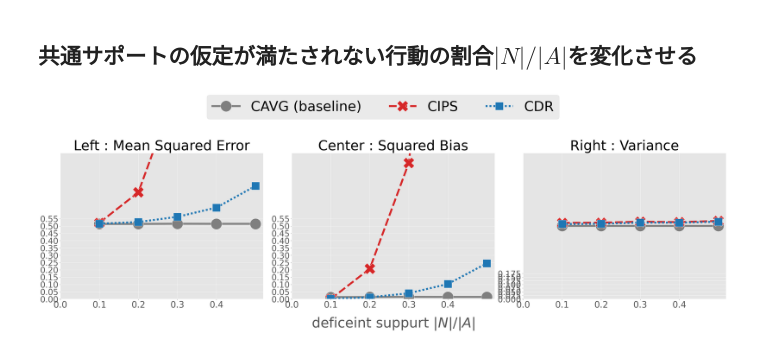
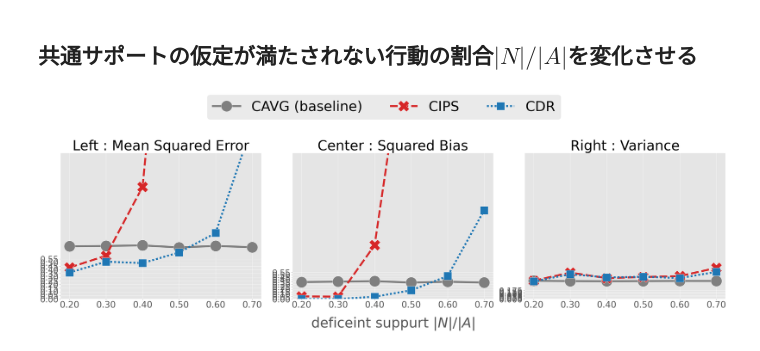
Before and after one commit to RickHub0115/Estimator-for-Offline-Policy-Evaluation-of-Recommending-Multiple-Actions-Considering-Platform-Wide-R, a Jupyter notebook: ope.ipynb, the cells around one changed output. Drawn from its saved outputs; the diff is of its cells as text; code cells hidden in the pictures.

```diff
--- a/ope.ipynb
+++ b/ope.ipynb
@@ -383,14 +390,14 @@ for i, y in enumerate(["se", "bias", "variance"]):
     # yaxis
     ax.set_ylabel("")
     if y == "se":
-        ax.set_ylim(0.0, 0.50)
-        ax.set_yticks(np.arange(0.0, 0.55, 0.05))
+        ax.set_ylim(0.0, 0.6)
+        ax.set_yticks(np.arange(0.0, 0.65, 0.05))
     elif y == "bias":
-        ax.set_ylim(0.0, 0.01)
-        ax.set_yticks(np.arange(0.0, 1.10, 0.1))
+        ax.set_ylim(0.0, 0.2)
+        ax.set_yticks(np.arange(0.0, 0.22, 0.02))
     elif y == "variance":
-        ax.set_ylim(0.0, 0.1)
-        ax.set_yticks(np.arange(0.0, 0.22, 0.02))
+        ax.set_ylim(0.0, 1.0)
+        ax.set_yticks(np.arange(0.0, 1.1, 0.1))
     ax.tick_params(axis="y", labelsize=30)
     ax.yaxis.set_label_coords(-0.1, 0.5)
     # xaxis
@@ -657,15 +664,15 @@ plt.show()
 ## **共通サポートの仮定が満たされない行動の割合$|N| / |A|$を変化させる**
 # %%
 ## シミュレーション設定
-num_runs = 5000 # シミュレーションの繰り返し回数
-dim_x = 10 # 特徴量xの次元
-num_data = 1000 # ログデータのサイズ
-num_actions = 500 # 行動数, |A|
+num_runs = 5000
+dim_x = 10
+num_data = 500
+num_actions = 200
 beta = -3 # データ収集方策のパラメータ
 random_state = 12345
 random_ = check_random_state(random_state)
 k = 10
-num_def_actions_list = [50, 100, 150, 200, 250] # 共通サポートが満たされない行動の数
+num_def_actions_list = [40, 60, 80, 100, 120, 140]
 # %%
 result_df_list = []
 ## 期待報酬関数を定義するためのパラメータを抽出
@@ -756,37 +763,37 @@ for i, y in enumerate(["se", "bias", "variance"]):
         legend=False,
         style="est",
         x="num_def_actions",  # x軸は k
         y=y,
         hue="est",
         ax=ax,
         ci=None,
         palette=["tab:grey", "tab:red", "tab:blue"],
         data=result_df_def_actions.query("est=='cavg' or est == 'cips' or est == 'cdr'")
     )
     ax.set_title(y_label_dict_k[y], fontsize=50)
     # yaxis
-    # yaxis
     ax.set_ylabel("")
     if y == "se":
-        ax.set_ylim(0.0, 1)
+        ax.set_ylim(0.0, 2)
         ax.set_yticks(np.arange(0.0, 0.60, 0.05))
     elif y == "bias":
-        ax.set_ylim(0.0, 1)
+        ax.set_ylim(0.0, 3)
         ax.set_yticks(np.arange(0.0, 0.60, 0.05))
     elif y == "variance":
-        ax.set_ylim(0.0, 1)
+        ax.set_ylim(0.0, 3)
         ax.set_yticks(np.arange(0.0, 0.20, 0.025))
     ax.tick_params(axis="y", labelsize=30)
     ax.yaxis.set_label_coords(-0.1, 0.5)
     # xaxis
     if i == 1:
         ax.set_xlabel(r"deficeint suppurt $|N| / |A|$", fontsize=50)  # x軸ラベル
     else:
         ax.set_xlabel(r"", fontsize=40)
-    ax.set_xticks([0.0, 0.1, 0.2, 0.3, 0.4])
-    ax.set_xticklabels([0.0, 0.1, 0.2, 0.3, 0.4], fontsize=32)
+    xticks = np.array(num_def_actions_list) / num_actions
+    ax.set_xticks(xticks)
+    ax.set_xticklabels([f"{x:.2f}" for x in xticks], fontsize=32)
     ax.xaxis.set_label_coords(0.5, -0.12)
 fig.legend(["CAVG (baseline)", "CIPS", "CDR"], fontsize=50, bbox_to_anchor=(0.5, 1.15), ncol=4, loc="center")
 plt.show()
 # %% [output]
-[figure, old version]
+[figure, new version]
```
Also changed, not shown: parts of 2 cells of this notebook.
